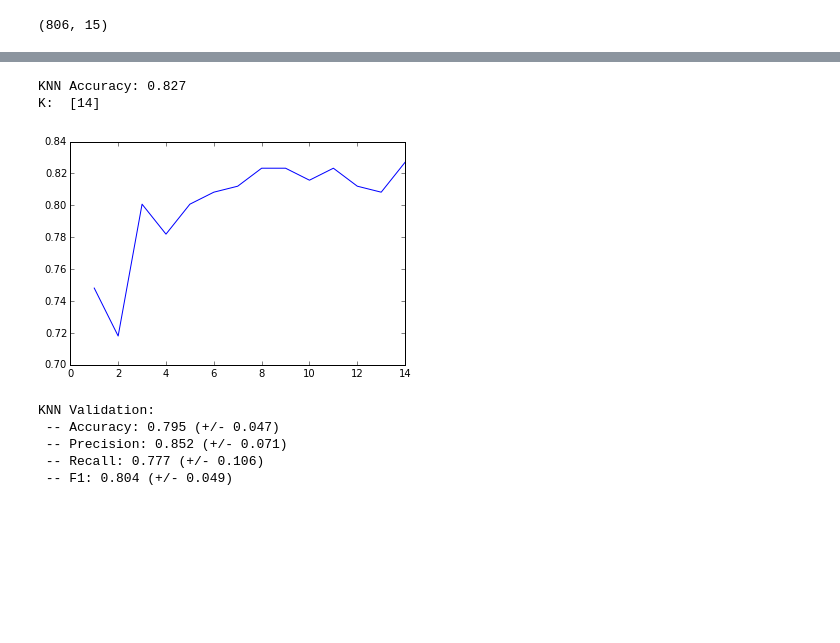
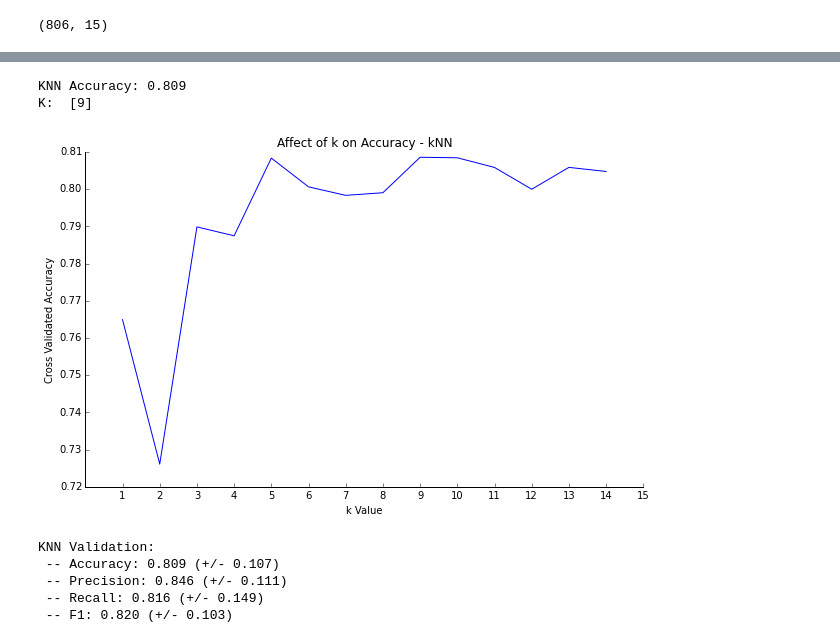
Before and after one commit to heart-disease-left-team/common_repo, a Jupyter notebook: trevor/McNulty-Book 4.ipynb, the cells around one changed output, grey strips where cells are left out. Drawn from its saved outputs; the diff is of its cells as text; code cells hidden in the pictures; blank space fills up the shorter version.

```diff
--- a/trevor/McNulty-Book 4.ipynb
+++ b/trevor/McNulty-Book 4.ipynb
@@ -365,0 +356,25 @@ C:  [78, 79, 80, 81, 82, 83, 84, 85, 86, 87, 88, 89, 90, 91, 92]
+# %%
+log_accuracy = []
+cs = []
+
+for k in range(1, 101):
+    C = .01 * k
+    cs.append(C)
+    log_model = LogisticRegression(penalty='l1', C=C)
+    log_accuracy.append(np.mean(cross_val_score(log_model, X, y, cv=50)))
+
+
+fig = plt.figure(figsize=(10,6), dpi=72, facecolor="white")
+axes = plt.subplot(111)
+axes.plot(cs, log_accuracy)
+axes.spines['right'].set_color('none')
+axes.spines['top'].set_color('none')
+axes.xaxis.set_ticks_position('bottom')
+axes.yaxis.set_ticks_position('left')
+plt.title("Affect of C on Accuracy - Logistic Regression")
+plt.xlabel("C Value")
+plt.ylabel("Cross Validated Accuracy")
+plt.xticks([0.1,0.2,0.3,0.4,0.5,0.6,0.7,0.8,0.9,1.0])
+
+print "Accuracy: %.3f" % (max(log_accuracy))
+print "C: ", [round(.01*(i+1),2) for i, j in enumerate(log_accuracy) if j == max(log_accuracy)]
@@ -432,27 +459,37 @@ asymptomatic_chest_pain :  0.682516347885
 # %%
 knn_accuracy = []
 max_k = cleaned_df.shape[1]
+ks = []
 #print max_k
 
 for k in range(1, max_k):
+    ks.append(k)
     neigh = KNeighborsClassifier(n_neighbors=k)
-    neigh.fit(X_training, y_training)
-    y_pred = neigh.predict(X_testing)
-    y_true = y_testing
-    knn_accuracy.append(accuracy_score(y_true, y_pred))
+    knn_accuracy.append(np.mean(cross_val_score(neigh, X, y, cv=50)))
 
-plt.plot(range(1, max_k), knn_accuracy)
+fig = plt.figure(figsize=(10,6), dpi=72, facecolor="white")
+axes = plt.subplot(111)
+axes.plot(ks, knn_accuracy)
+axes.spines['right'].set_color('none')
+axes.spines['top'].set_color('none')
+axes.xaxis.set_ticks_position('bottom')
+axes.yaxis.set_ticks_position('left')
+plt.title("Affect of k on Accuracy - kNN")
+plt.xticks(range(1,(max_k+1)))
+plt.xlabel("k Value")
+plt.ylabel("Cross Validated Accuracy")
+
 print "KNN Accuracy: %0.3f" % (max(knn_accuracy))
 print "K: ", [i+1 for i, j in enumerate(knn_accuracy) if j == max(knn_accuracy)]
 # %% [output]
-KNN Accuracy: 0.827
-K:  [14]
+KNN Accuracy: 0.809
+K:  [9]
-[figure, old version]
+[figure, new version]
 # %%
 k = knn_accuracy.index(max(knn_accuracy))+1
 knn_model = KNeighborsClassifier(k)
 # %%
-knn_cross_val = generic_cross_validation(knn_model, X, y)
+knn_cross_val = generic_cross_validation(knn_model, X, y, 50)
 
 print "KNN Validation:"
 print " -- Accuracy: %0.3f (+/- %0.3f)" % (knn_cross_val['mean']['accuracy'],
@@ -465,10 +502,10 @@ print " -- F1: %0.3f (+/- %0.3f)" % (knn_cross_val['mean']['f1'],
                                            knn_cross_val['std']['f1'])
 # %% [output]
 KNN Validation:
- -- Accuracy: 0.795 (+/- 0.047)
- -- Precision: 0.852 (+/- 0.071)
- -- Recall: 0.777 (+/- 0.106)
- -- F1: 0.804 (+/- 0.049)
+ -- Accuracy: 0.809 (+/- 0.107)
+ -- Precision: 0.846 (+/- 0.111)
+ -- Recall: 0.816 (+/- 0.149)
+ -- F1: 0.820 (+/- 0.103)
 # %%
 knn_probas = knn_model.fit(X_training, y_training).predict_proba(X_testing)
 knn_fpr, knn_tpr, knn_thresholds = roc_curve(y_testing, knn_probas[:, 1], pos_label=1)
```
Also changed, not shown: parts of 25 cells of this notebook.
